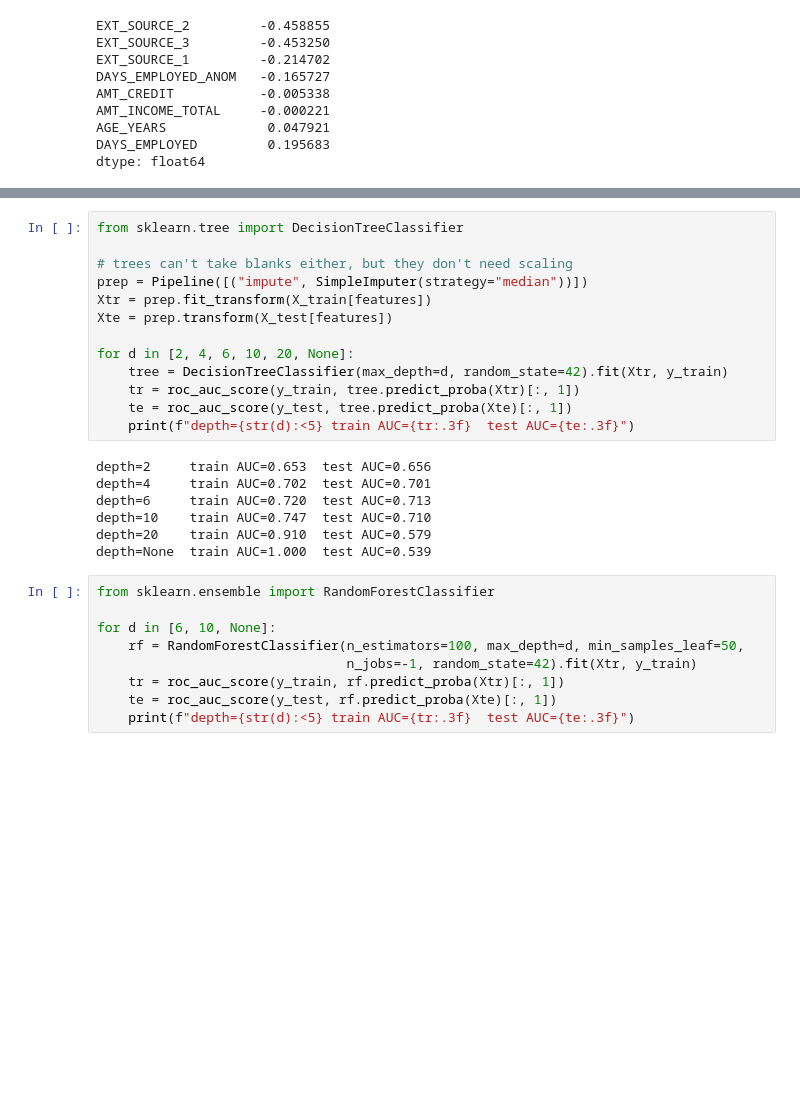
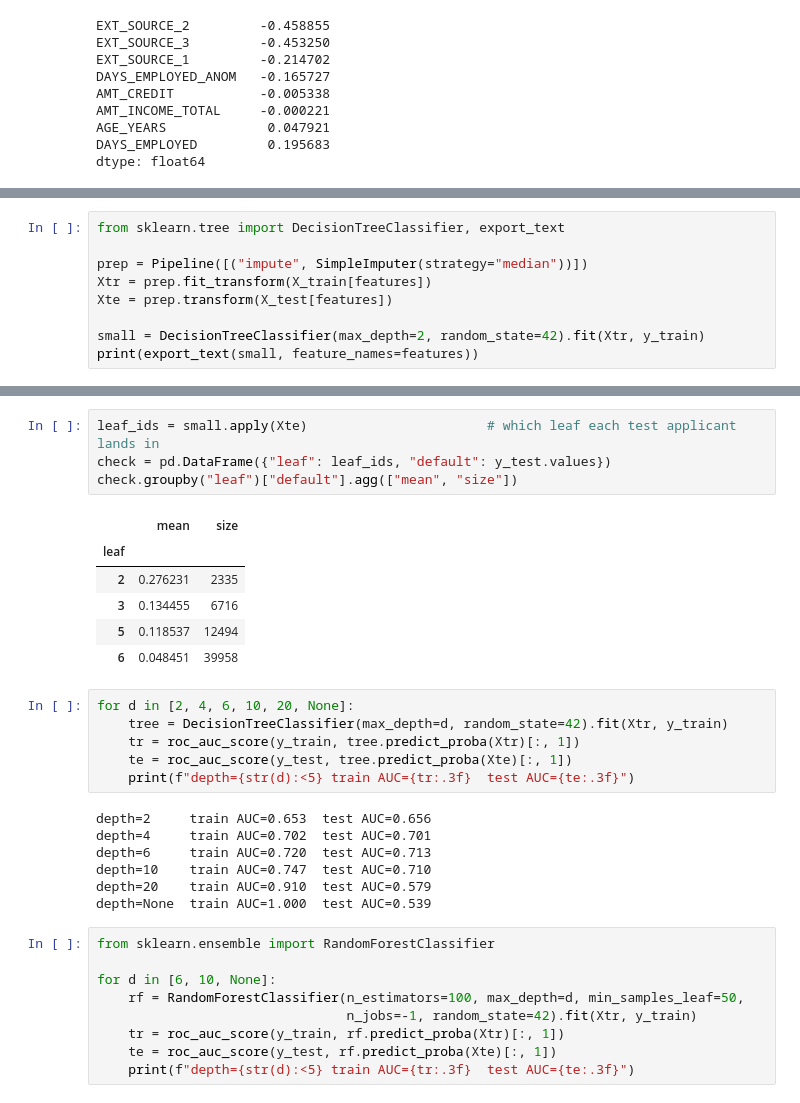
Before and after one commit to vedantxn/credit-risk-model, a Jupyter notebook: notebooks/02_baseline_models.ipynb, the cells around one changed output, grey strips where cells are left out. Saved outputs shown, nothing was run; the diff lists cells and outputs as text; blank space fills up the shorter version.

```diff
--- a/notebooks/02_baseline_models.ipynb
+++ b/notebooks/02_baseline_models.ipynb
@@ -105,0 +131,9 @@ dtype: float64
+# %%
+from sklearn.tree import DecisionTreeClassifier, export_text
+
+prep = Pipeline([("impute", SimpleImputer(strategy="median"))])
+Xtr = prep.fit_transform(X_train[features])
+Xte = prep.transform(X_test[features])
+
+small = DecisionTreeClassifier(max_depth=2, random_state=42).fit(Xtr, y_train)
+print(export_text(small, feature_names=features))
@@ -106,11 +151,15 @@ dtype: float64
+# %%
+leaf_ids = small.apply(Xte)                       # which leaf each test applicant lands in
+check = pd.DataFrame({"leaf": leaf_ids, "default": y_test.values})
+check.groupby("leaf")["default"].agg(["mean", "size"])
+# %% [output]
+|  | mean | size |
+| leaf |  |  |
+| 2 | 0.276231 | 2335 |
+| 3 | 0.134455 | 6716 |
+| 5 | 0.118537 | 12494 |
+| 6 | 0.048451 | 39958 |
 # %%
-from sklearn.tree import DecisionTreeClassifier
-
-# trees can't take blanks either, but they don't need scaling
-prep = Pipeline([("impute", SimpleImputer(strategy="median"))])
-Xtr = prep.fit_transform(X_train[features])
-Xte = prep.transform(X_test[features])
-
 for d in [2, 4, 6, 10, 20, None]:
     tree = DecisionTreeClassifier(max_depth=d, random_state=42).fit(Xtr, y_train)
     tr = roc_auc_score(y_train, tree.predict_proba(Xtr)[:, 1])
```
Also changed, not shown: parts of 12 cells of this notebook.
